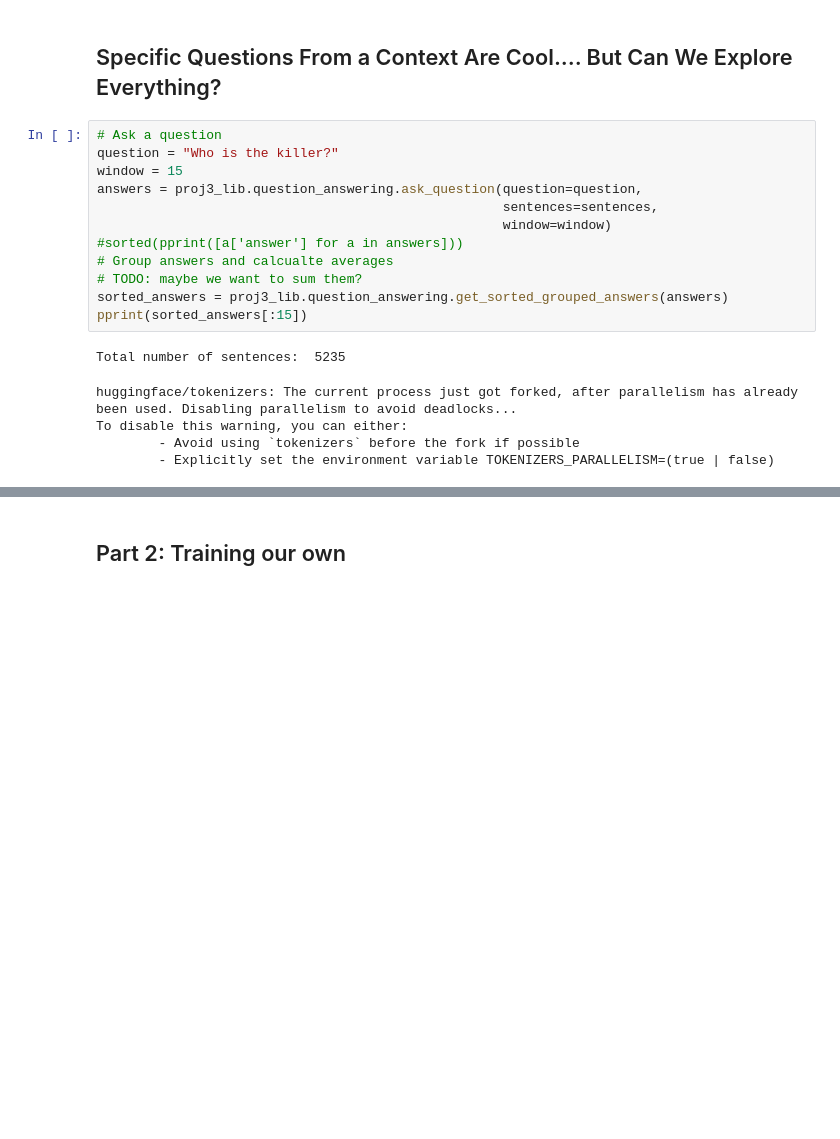
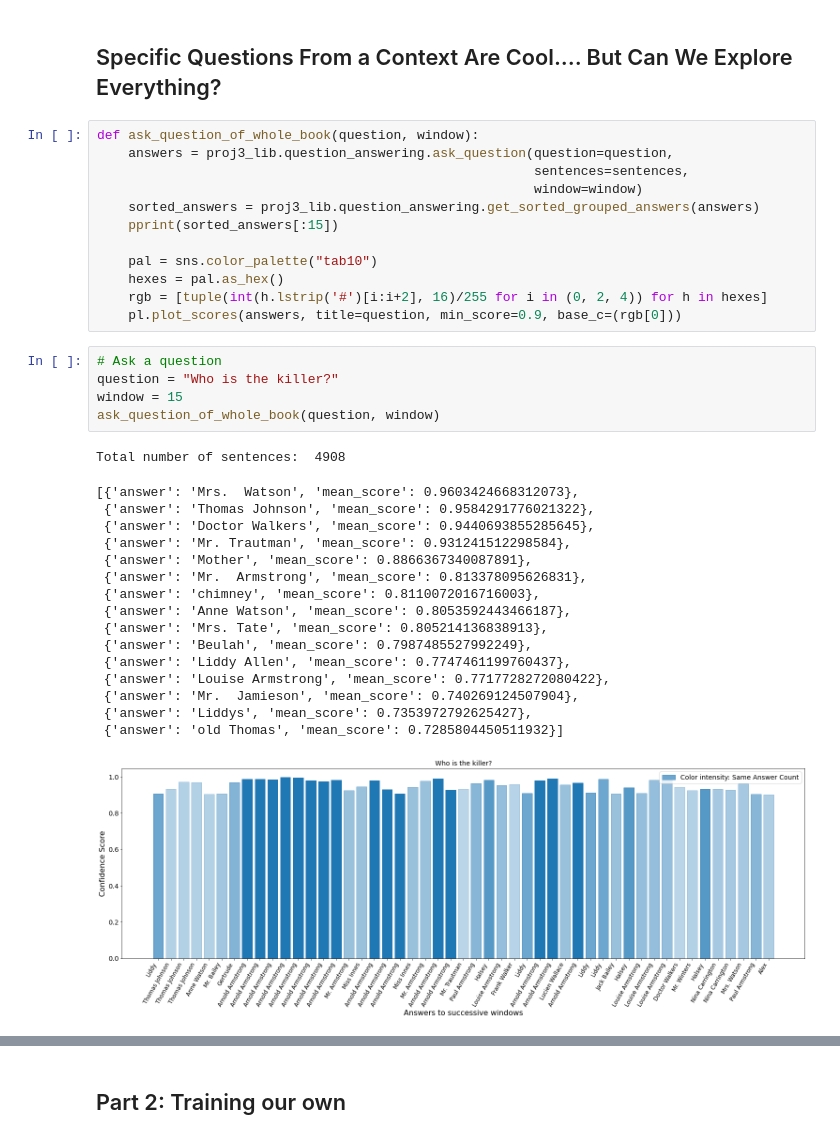
Before and after one commit to NLPaladins/rinehartAnalysis_questionAnswering, a Jupyter notebook: main.ipynb, the cells around one changed output, grey strips where cells are left out. Drawn from its saved outputs; the diff is of its cells as text; blank space fills up the shorter version.

Commit message:
cleaned up and added plots

```diff
--- a/main.ipynb
+++ b/main.ipynb
@@ -254,23 +256,40 @@ resolution_df
 | 6 | Who did they initially think was ... | Gertrude | Arnold | 0.667139 |
 # %% [markdown]
 ## Specific Questions From a Context Are Cool.... But Can We Explore Everything?
-# %%
-# Ask a question
-question = "Who is the killer?"
-window = 15
-answers = proj3_lib.question_answering.ask_question(question=question,
-                                                    sentences=sentences,
-                                                    window=window)
-#sorted(pprint([a['answer'] for a in answers]))
-# Group answers and calcualte averages
-# TODO: maybe we want to sum them?
-sorted_answers = proj3_lib.question_answering.get_sorted_grouped_answers(answers)
-pprint(sorted_answers[:15])
-# %% [output]
-Total number of sentences:  5235
-huggingface/tokenizers: The current process just got forked, after parallelism has already been used. Disabling parallelism to avoid deadlocks...
-To disable this warning, you can either:
-        - Avoid using `tokenizers` before the fork if possible
-        - Explicitly set the environment variable TOKENIZERS_PARALLELISM=(true | false)
+# %%
+def ask_question_of_whole_book(question, window):
+    answers = proj3_lib.question_answering.ask_question(question=question,
+                                                        sentences=sentences,
+                                                        window=window)
+    sorted_answers = proj3_lib.question_answering.get_sorted_grouped_answers(answers)
+    pprint(sorted_answers[:15])
+
+    pal = sns.color_palette("tab10")
+    hexes = pal.as_hex()
+    rgb = [tuple(int(h.lstrip('#')[i:i+2], 16)/255 for i in (0, 2, 4)) for h in hexes]
+    pl.plot_scores(answers, title=question, min_score=0.9, base_c=(rgb[0]))
+# %%
+# Ask a question
+question = "Who is the killer?"
+window = 15
+ask_question_of_whole_book(question, window)
+# %% [output]
+Total number of sentences:  4908
+[{'answer': 'Mrs.  Watson', 'mean_score': 0.9603424668312073},
+ {'answer': 'Thomas Johnson', 'mean_score': 0.9584291776021322},
+ {'answer': 'Doctor Walkers', 'mean_score': 0.9440693855285645},
+ {'answer': 'Mr. Trautman', 'mean_score': 0.931241512298584},
+ {'answer': 'Mother', 'mean_score': 0.8866367340087891},
+ {'answer': 'Mr.  Armstrong', 'mean_score': 0.813378095626831},
+ {'answer': 'chimney', 'mean_score': 0.8110072016716003},
+ {'answer': 'Anne Watson', 'mean_score': 0.8053592443466187},
+ {'answer': 'Mrs. Tate', 'mean_score': 0.805214136838913},
+ {'answer': 'Beulah', 'mean_score': 0.7987485527992249},
+ {'answer': 'Liddy Allen', 'mean_score': 0.7747461199760437},
+ {'answer': 'Louise Armstrong', 'mean_score': 0.7717728272080422},
+ {'answer': 'Mr.  Jamieson', 'mean_score': 0.740269124507904},
+ {'answer': 'Liddys', 'mean_score': 0.7353972792625427},
+ {'answer': 'old Thomas', 'mean_score': 0.7285804450511932}]
+[figure, added]
 # %%
 question = "Who is the detective?"
```
Also changed, not shown: parts of 21 cells of this notebook.
